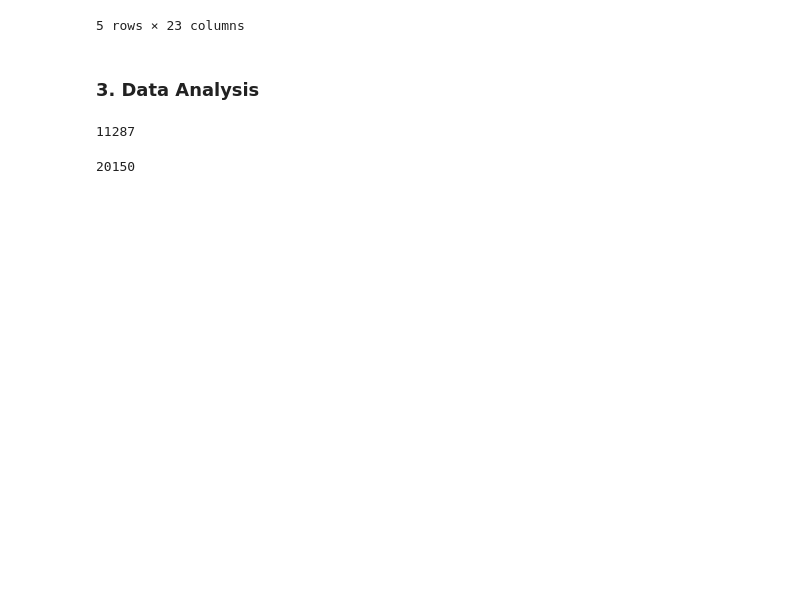
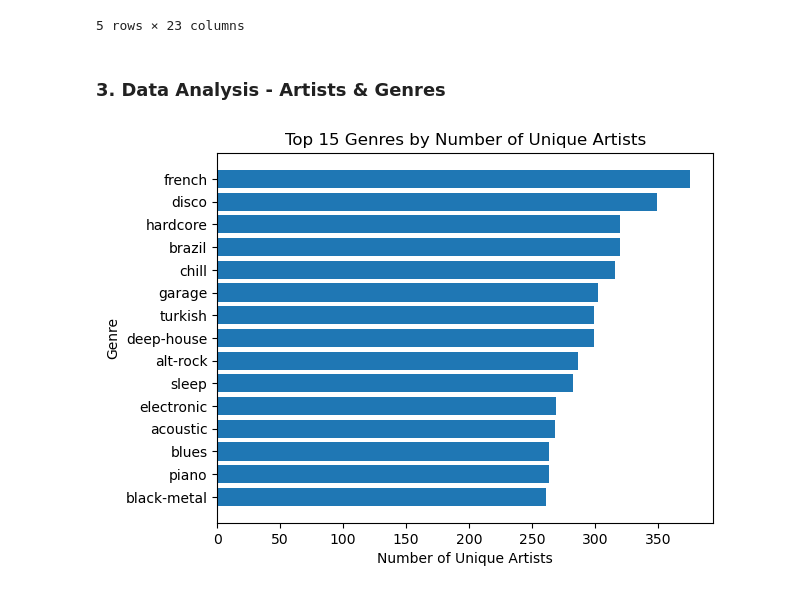
Before and after one commit to valter-barros/spotify_project, a Jupyter notebook: spotify_project.ipynb, the cells around one changed output. Cells and saved outputs as stored; diff of their text form; code cells hidden in the pictures; blank space fills up the shorter version.

Commit message:
Added Part 3 - Data Analysis of Artists & Genres

```diff
--- a/spotify_project.ipynb
+++ b/spotify_project.ipynb
@@ -4,6 +4,10 @@
 # Importing libraries
 import pandas as pd
 import numpy as np
+
+%matplotlib inline
+import matplotlib.pyplot as plt
+plt.style.use('default')
 # %%
 # Using pandas to create a dataframe with the Spotify's track data
 spot_df = pd.read_csv('/Users/valterbarros/Desktop/spotify data/data/spotify-tracks-dataset.csv')
@@ -117,13 +123,17 @@ spot_df.head()
 | 4 | 4 | 5vjLSffimiIP26QG5WcN2K | Chord Overstreet | Hold On | Hold On | 82 | 198853 | False | ... |
 5 rows × 23 columns
 # %% [markdown]
-### 3. Data Analysis
+### 3. Data Analysis - Artists & Genres
-# %%
-# Firstly
-spot_df.groupby('artists')['track_id'].count().sort_values(ascending=False)[spot_df.groupby('artists')['track_id'].count().sort_values(ascending=False) > 1].count()
-# %% [output]
-11287
-# %%
-spot_df.groupby('artists')['track_id'].count().sort_values(ascending=False)[spot_df.groupby('artists')['track_id'].count().sort_values(ascending=False) == 1].count()
-# %% [output]
-20150
+# %%
+genre_unique_artist = spot_df.groupby('track_genre')['main_artist'].nunique().sort_values(ascending=False).head(15)
+
+plt.barh(genre_unique_artist.index, genre_unique_artist.values)
+plt.gca().invert_yaxis()
+plt.xlabel('Number of Unique Artists')
+plt.ylabel('Genre')
+
+plt.title('Top 15 Genres by Number of Unique Artists')
+
+plt.show()
+# %% [output]
+[figure, added]
```
Also changed, not shown: parts of 4 cells of this notebook.
